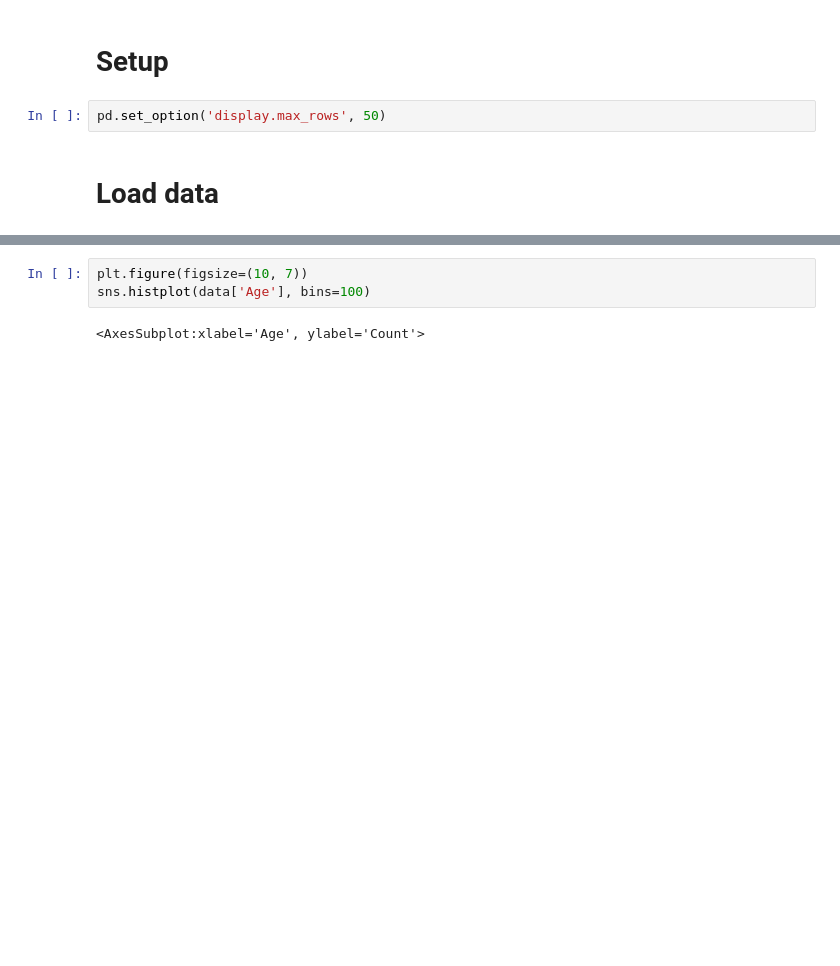
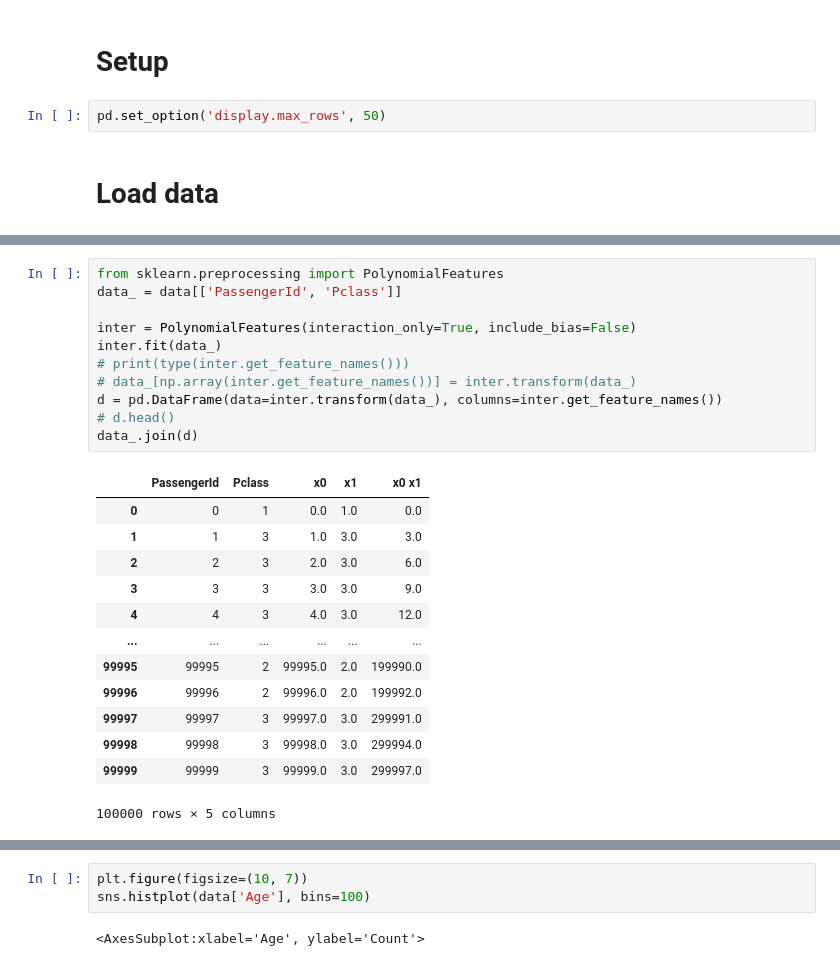
Before and after one commit to educauchy/kaggle-tab-playground-apr21, a Jupyter notebook: EDA.ipynb, the cells around one changed output, grey strips where cells are left out. Drawn from its saved outputs; the diff is of its cells as text; blank space fills up the shorter version.

Commit message:
Add Feature Interaction transformer

```diff
--- a/EDA.ipynb
+++ b/EDA.ipynb
@@ -28 +42,26 @@ print(data.shape)
+# %%
+from sklearn.preprocessing import PolynomialFeatures
+data_ = data[['PassengerId', 'Pclass']]
+
+inter = PolynomialFeatures(interaction_only=True, include_bias=False)
+inter.fit(data_)
+# print(type(inter.get_feature_names()))
+# data_[np.array(inter.get_feature_names())] = inter.transform(data_)
+d = pd.DataFrame(data=inter.transform(data_), columns=inter.get_feature_names())
+# d.head()
+data_.join(d)
+# %% [output]
+|  | PassengerId | Pclass | x0 | x1 | x0 x1 |
+| 0 | 0 | 1 | 0.0 | 1.0 | 0.0 |
+| 1 | 1 | 3 | 1.0 | 3.0 | 3.0 |
+| 2 | 2 | 3 | 2.0 | 3.0 | 6.0 |
+| 3 | 3 | 3 | 3.0 | 3.0 | 9.0 |
+| 4 | 4 | 3 | 4.0 | 3.0 | 12.0 |
+| ... | ... | ... | ... | ... | ... |
+| 99995 | 99995 | 2 | 99995.0 | 2.0 | 199990.0 |
+| 99996 | 99996 | 2 | 99996.0 | 2.0 | 199992.0 |
+| 99997 | 99997 | 3 | 99997.0 | 3.0 | 299991.0 |
+| 99998 | 99998 | 3 | 99998.0 | 3.0 | 299994.0 |
+| 99999 | 99999 | 3 | 99999.0 | 3.0 | 299997.0 |
+100000 rows × 5 columns
 # %%
```
Also changed, not shown: parts of 2 cells of this notebook, 4 other files.
